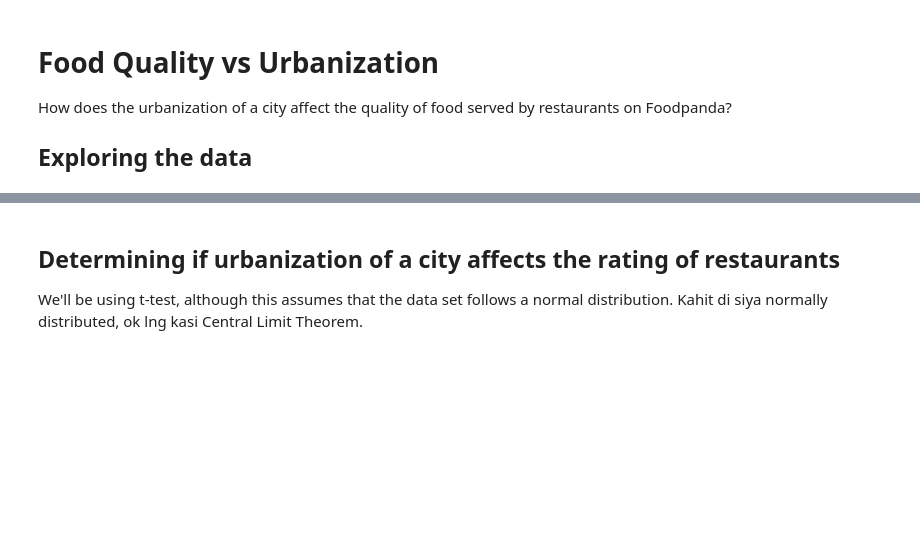
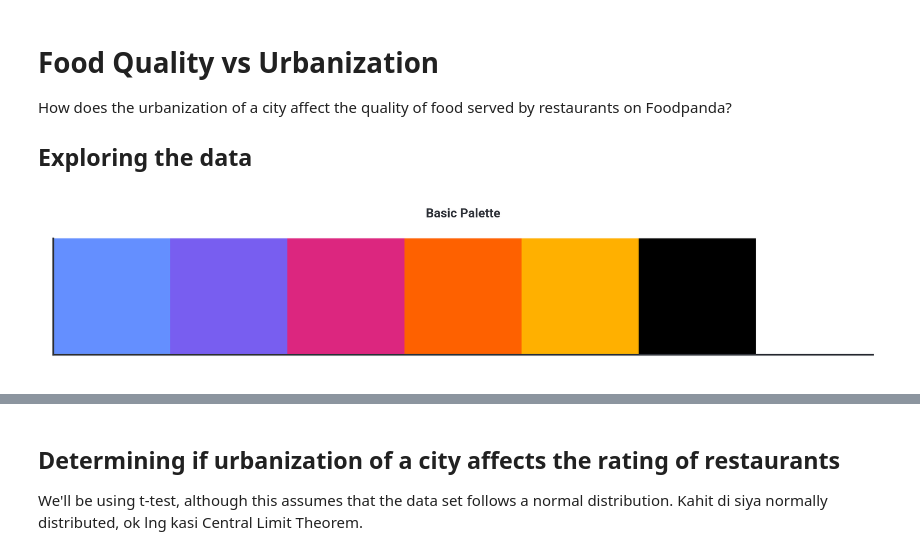
Before and after one commit to Enoux/psa, a Jupyter notebook: data/hypothesis_food_quality_vs_urbanization.ipynb, the cells around one changed output, grey strips where cells are left out. Saved outputs shown, nothing was run; the diff lists cells and outputs as text; code cells hidden in the pictures; blank space fills up the shorter version.

```diff
--- a/data/hypothesis_food_quality_vs_urbanization.ipynb
+++ b/data/hypothesis_food_quality_vs_urbanization.ipynb
@@ -4,3 +4,88 @@ How does the urbanization of a city affect the quality of food served by restaur
 
 
 ## Exploring the data
+# %%
+import matplotlib as mpl
+import matplotlib.font_manager as fm
+import matplotlib.pyplot as plt
+import seaborn as sns
+
+# @title Get fonts
+fm.fontManager.addfont('Roboto/static/Roboto-Light.ttf')
+fm.fontManager.addfont('Roboto/static/Roboto-Regular.ttf')
+fm.fontManager.addfont('Roboto/static/Roboto-Medium.ttf')
+fm.fontManager.addfont('Roboto/static/Roboto-Bold.ttf')
+
+colors = ["#648FFF", "#785EF0", "#DC267F", "#FE6100", "#FFB000", "#000000", "#FFFFFF"]
+colors_grad = sns.color_palette('flare_r',  12)
+colors_heat1 = sns.color_palette('flare_r', as_cmap=True)
+colors_heat2 = sns.diverging_palette(315, 261, s=74, l=50, center='dark', as_cmap=True)
+
+color_bg = "#FFFFFF"
+color_text = "#2e3138"
+
+sns.palplot(colors)
+plt.gca().set_title('Basic Palette', fontsize=6, pad=10)
+
+sns.palplot(colors_grad)
+plt.gca().set_title('Gradient Palette', fontsize=10, pad=10)
+
+plt.show()
+
+mpl.rcParams['figure.dpi'] = 600
+mpl.rcParams["figure.figsize"] = 14,8
+
+# Text
+mpl.rcParams['font.family'] = 'Roboto'
+
+# Title
+mpl.rcParams['figure.titlesize'] = 32
+mpl.rcParams['axes.titlesize'] = 32
+mpl.rcParams['axes.titleweight'] = 'bold'
+
+# Labels
+mpl.rcParams['axes.labelsize'] = 22
+mpl.rcParams['xtick.labelsize'] = 22
+mpl.rcParams['ytick.labelsize'] = 22
+
+# Spacing
+mpl.rcParams['axes.titlepad'] = 72
+mpl.rcParams['axes.labelpad'] = 10
+mpl.rcParams['xtick.major.pad'] = 10
+mpl.rcParams['ytick.major.pad'] = 10
+mpl.rcParams['xtick.major.width'] = 0
+mpl.rcParams['xtick.minor.width'] = 0
+mpl.rcParams['ytick.major.width'] = 0
+mpl.rcParams['ytick.minor.width'] = 0
+
+# Spines and grids
+mpl.rcParams['axes.spines.top'] = False
+mpl.rcParams['axes.spines.right'] = False
+mpl.rcParams['axes.grid'] = False
+
+# Legends
+mpl.rcParams['legend.title_fontsize'] = 18
+mpl.rcParams['legend.fontsize'] = 18
+mpl.rcParams['legend.frameon'] = False
+
+# Bars
+plt.rcParams['patch.linewidth'] = 0
+plt.rcParams['patch.edgecolor'] = 'none'
+
+# Colors
+mpl.rcParams["figure.facecolor"] = color_bg
+mpl.rcParams["axes.facecolor"] = color_bg
+mpl.rcParams["savefig.facecolor"] = color_bg
+
+# Text colors
+mpl.rcParams['text.color'] = color_text
+mpl.rcParams['axes.labelcolor'] = color_text
+mpl.rcParams['xtick.color'] = color_text
+mpl.rcParams['ytick.color'] = color_text
+
+# Line colors
+mpl.rcParams['axes.edgecolor'] = color_text
+
+fp_pink = "#e21b6f"
+# %% [output]
+[figure, added]
```
Also changed, not shown: parts of 4 cells of this notebook, 9 other files.
